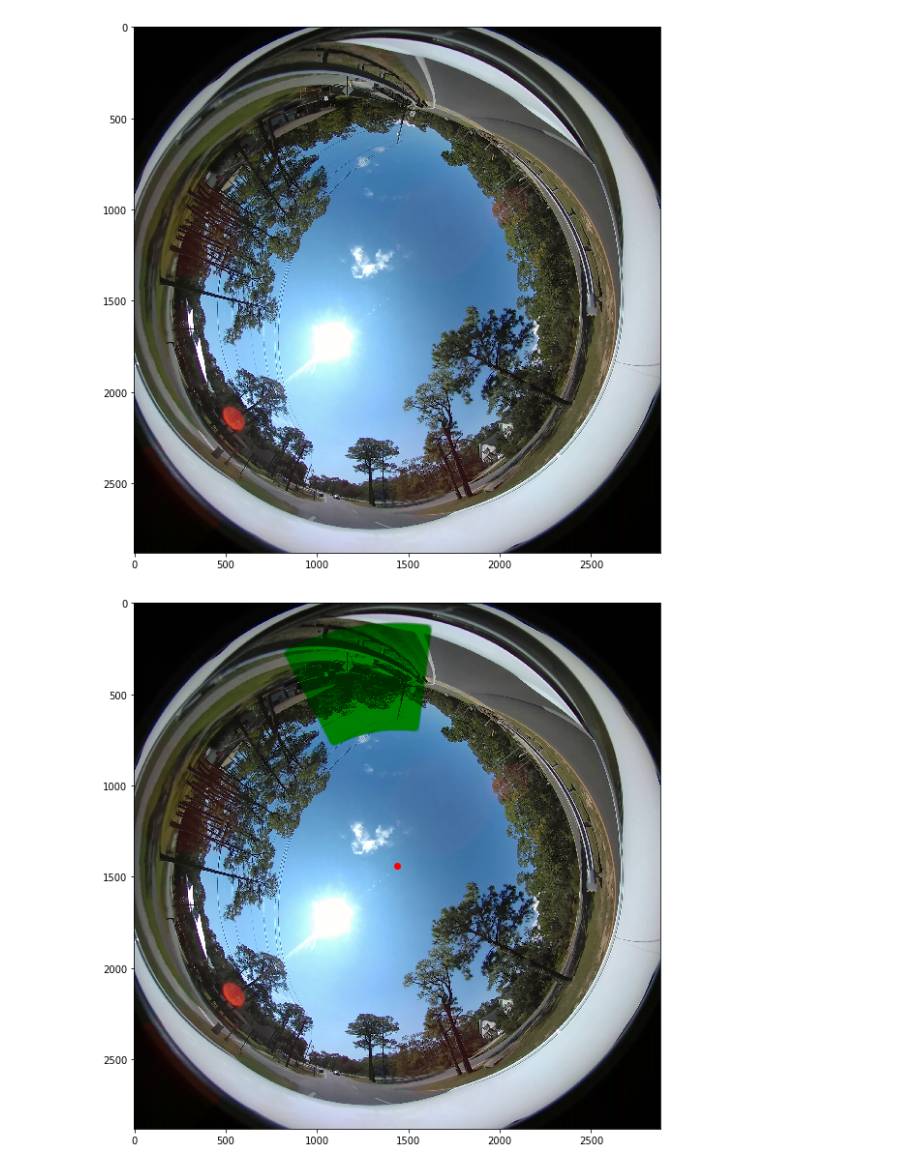
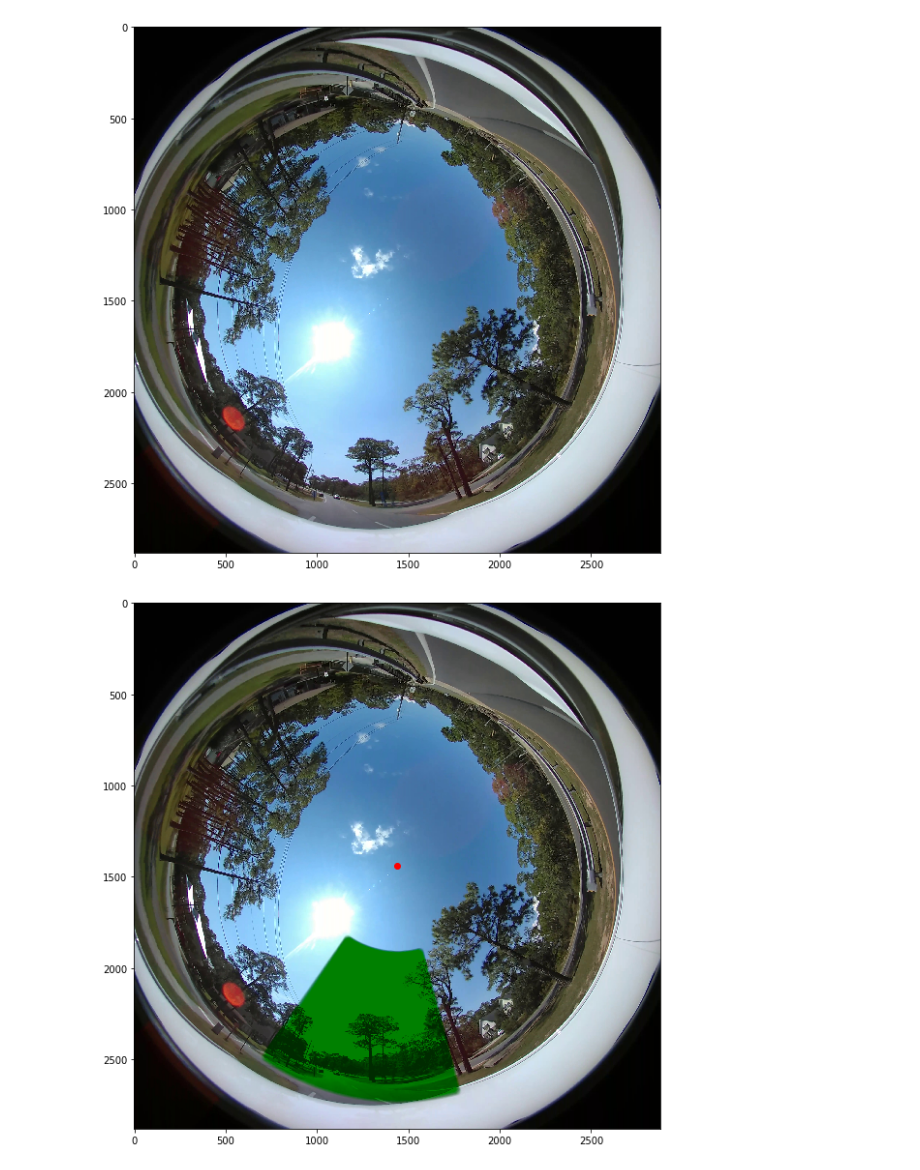
Before and after one commit to qnie1/TF-360FLY, a Jupyter notebook: notebooks/A3 - CV2 equirectangular cropping.ipynb, the cells around one changed output. Cells and saved outputs as stored; diff of their text form; code cells hidden in the pictures.

```diff
--- a/notebooks/A3 - CV2 equirectangular cropping.ipynb
+++ b/notebooks/A3 - CV2 equirectangular cropping.ipynb
@@ -63,7 +63,8 @@ def camera(picture, outputshape=(300, 300), theta=65, phi=-100, windowsize=(35,
     M = cv2.getRotationMatrix2D((cols/2,rows/2),-90,1)
     dst = cv2.warpAffine(trf,M,(cols,rows))
     return dst
-# %%
-extracted = camera(picture)
-# %% [output]
-[figure, removed]
+# %%
+%%time
+extracted = camera(picture, get_loc=True, outputshape=(300, 300), windowsize=(50, 50), theta=55, phi=100)
+# %% [output]
+[figure, added]
```
Also changed, not shown: parts of 4 cells of this notebook, 1 other file.
